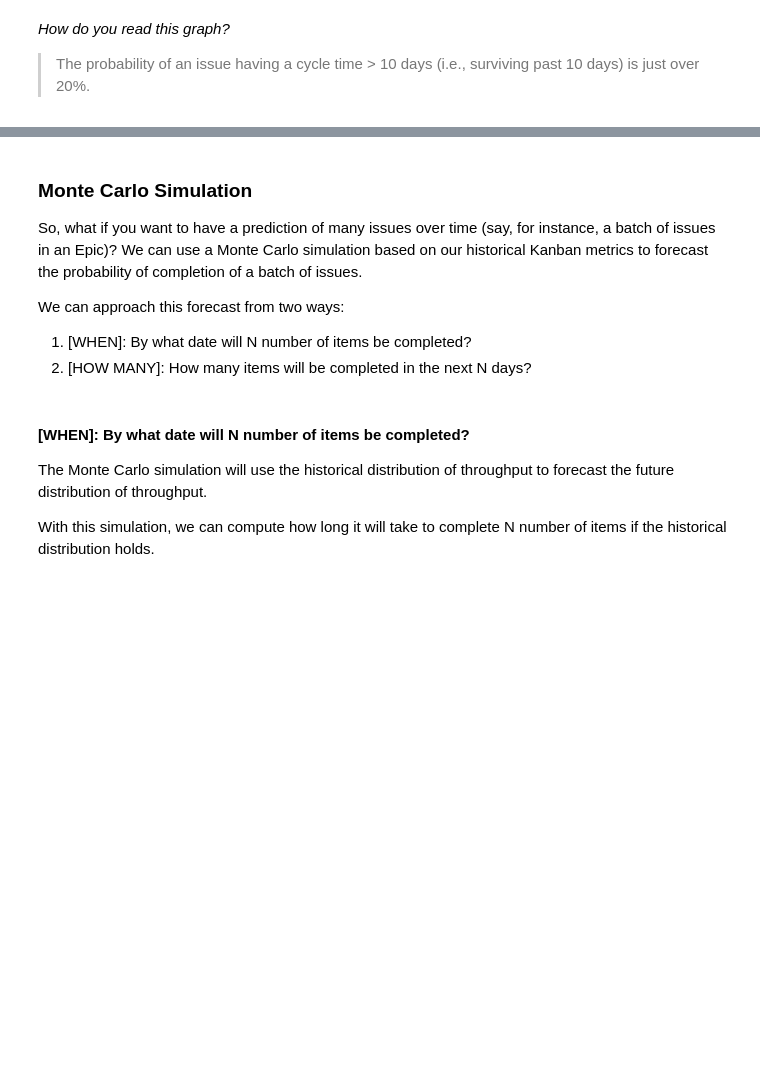
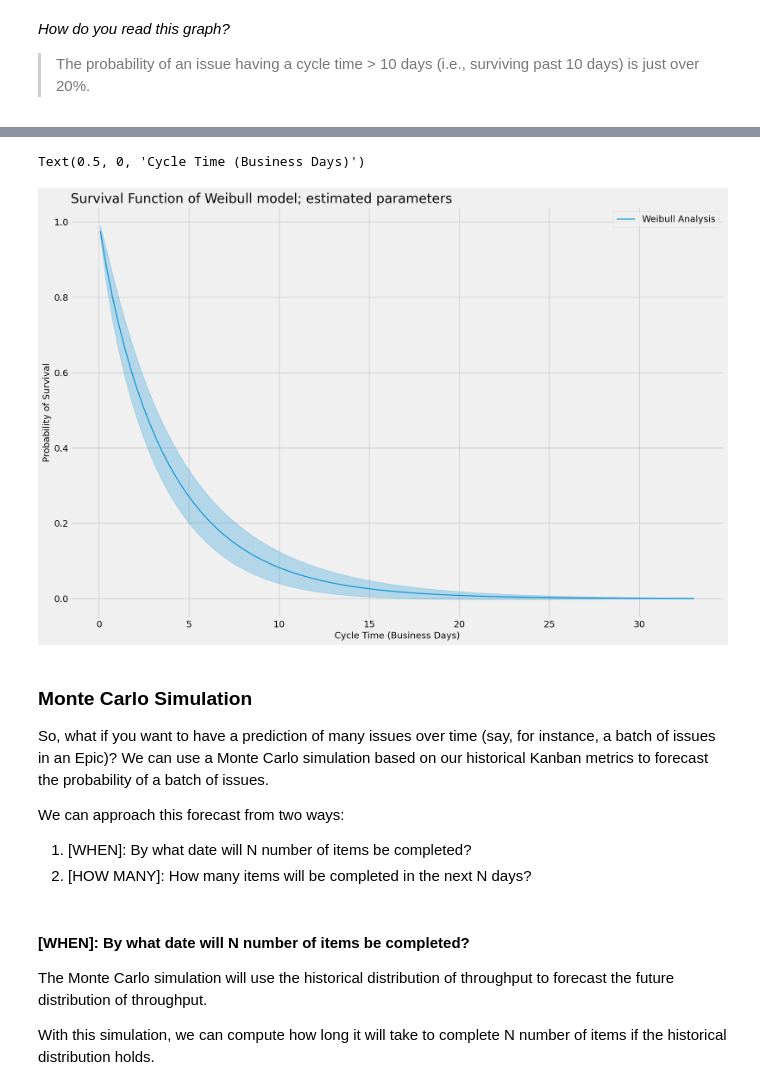
Before and after one commit to jsherer/kanban-metrics, a Jupyter notebook: kanban.ipynb, the cells around one changed output, grey strips where cells are left out. Cells and saved outputs as stored; diff of their text form; code cells hidden in the pictures; blank space fills up the shorter version.

```diff
--- a/kanban.ipynb
+++ b/kanban.ipynb
@@ -672,0 +713,10 @@ ax.figure.savefig('images/forecast-kaplan-meier.png')
+# %%
+matplotlib.pyplot.figure(dpi=150, figsize=(15,10))
+
+ax = w.plot_survival_function()
+ax.set_title("Survival Function of Weibull model; estimated parameters", loc='left')
+ax.set_ylabel('Probability of Survival')
+ax.set_xlabel('Cycle Time (Business Days)')
+# %% [output]
+Text(0.5, 0, 'Cycle Time (Business Days)')
+[figure, added]
@@ -673,7 +725,7 @@ ax.figure.savefig('images/forecast-kaplan-meier.png')
 # %% [markdown]
 ### Monte Carlo Simulation
 
-So, what if you want to have a prediction of many issues over time (say, for instance, a batch of issues in an Epic)? We can use a Monte Carlo simulation based on our historical Kanban metrics to forecast the probability of completion of a batch of issues.
+So, what if you want to have a prediction of many issues over time (say, for instance, a batch of issues in an Epic)? We can use a Monte Carlo simulation based on our historical Kanban metrics to forecast the probability  of a batch of issues.
 
 We can approach this forecast from two ways:
 
```
Also changed, not shown: parts of 5 cells of this notebook, 5 other files.
